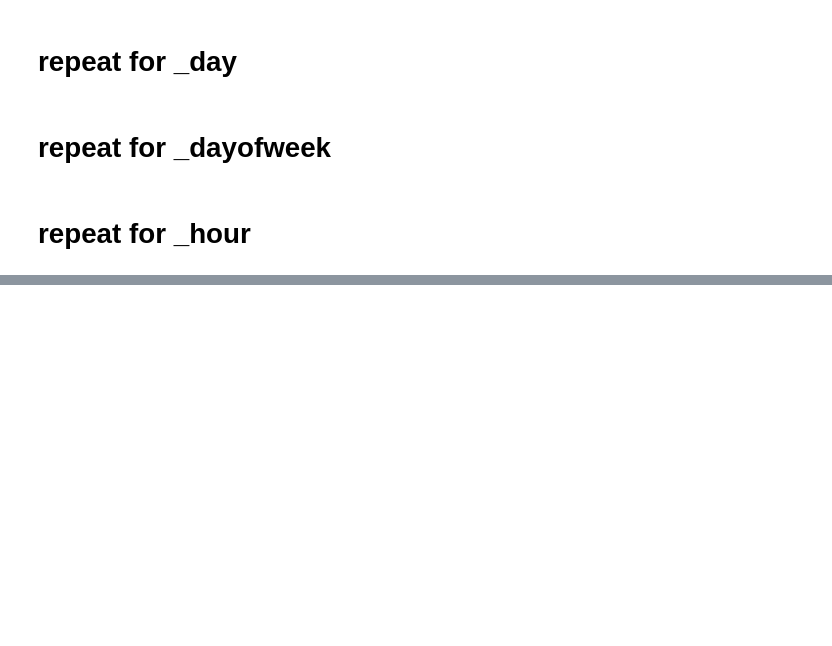
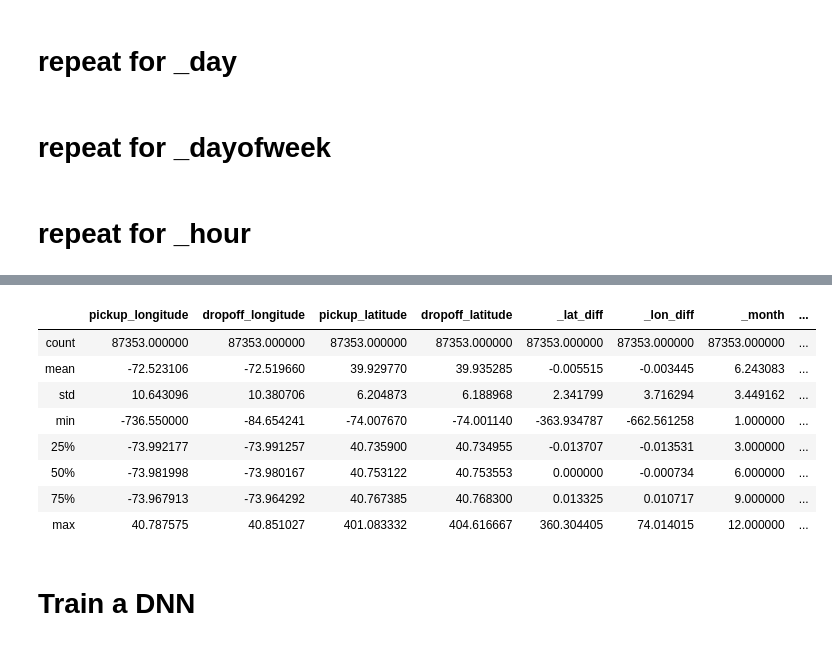
Before and after one commit to securetorobert/MEST, a Jupyter notebook: Scratchbook.ipynb, the cells around one changed output, grey strips where cells are left out. Cells and saved outputs as stored; diff of their text form; code cells hidden in the pictures; blank space fills up the shorter version.

```diff
--- a/Scratchbook.ipynb
+++ b/Scratchbook.ipynb
@@ -426,2 +346,6 @@ Score: 0.0005125554309314273
 # %% [markdown]
 # repeat for _hour
+# %%
+hour_df = pd.get_dummies(new_df['_hour'], prefix='_hour', drop_first=True)
+# %%
+new_df = pd.concat([new_df, day_df, dow_df, hour_df], axis=1)
@@ -427,0 +439,6 @@ Score: 0.0005125554309314273
+# %%
+columns = ['pickup_longitude', 'dropoff_longitude', 'pickup_latitude', 'dropoff_latitude', '_lat_diff', '_lon_diff', '_month', '_day', '_dayofweek', '_hour']
+# %%
+# extract train and test sets
+train = new_df.sample(frac=0.9,random_state=0)
+val = new_df.drop(train.index)
@@ -427,0 +448,14 @@ Score: 0.0005125554309314273
+# %%
+train[columns].describe()
+# %% [output]
+|  | pickup_longitude | dropoff_longitude | pickup_latitude | dropoff_latitude | _lat_diff | _lon_diff | _month | ... |
+| count | 87353.000000 | 87353.000000 | 87353.000000 | 87353.000000 | 87353.000000 | 87353.000000 | 87353.000000 | ... |
+| mean | -72.523106 | -72.519660 | 39.929770 | 39.935285 | -0.005515 | -0.003445 | 6.243083 | ... |
+| std | 10.643096 | 10.380706 | 6.204873 | 6.188968 | 2.341799 | 3.716294 | 3.449162 | ... |
+| min | -736.550000 | -84.654241 | -74.007670 | -74.001140 | -363.934787 | -662.561258 | 1.000000 | ... |
+| 25% | -73.992177 | -73.991257 | 40.735900 | 40.734955 | -0.013707 | -0.013531 | 3.000000 | ... |
+| 50% | -73.981998 | -73.980167 | 40.753122 | 40.753553 | 0.000000 | -0.000734 | 6.000000 | ... |
+| 75% | -73.967913 | -73.964292 | 40.767385 | 40.768300 | 0.013325 | 0.010717 | 9.000000 | ... |
+| max | 40.787575 | 40.851027 | 401.083332 | 404.616667 | 360.304405 | 74.014015 | 12.000000 | ... |
+# %% [markdown]
+# Train a DNN
```
Also changed, not shown: parts of 74 cells of this notebook, 1 other file.
